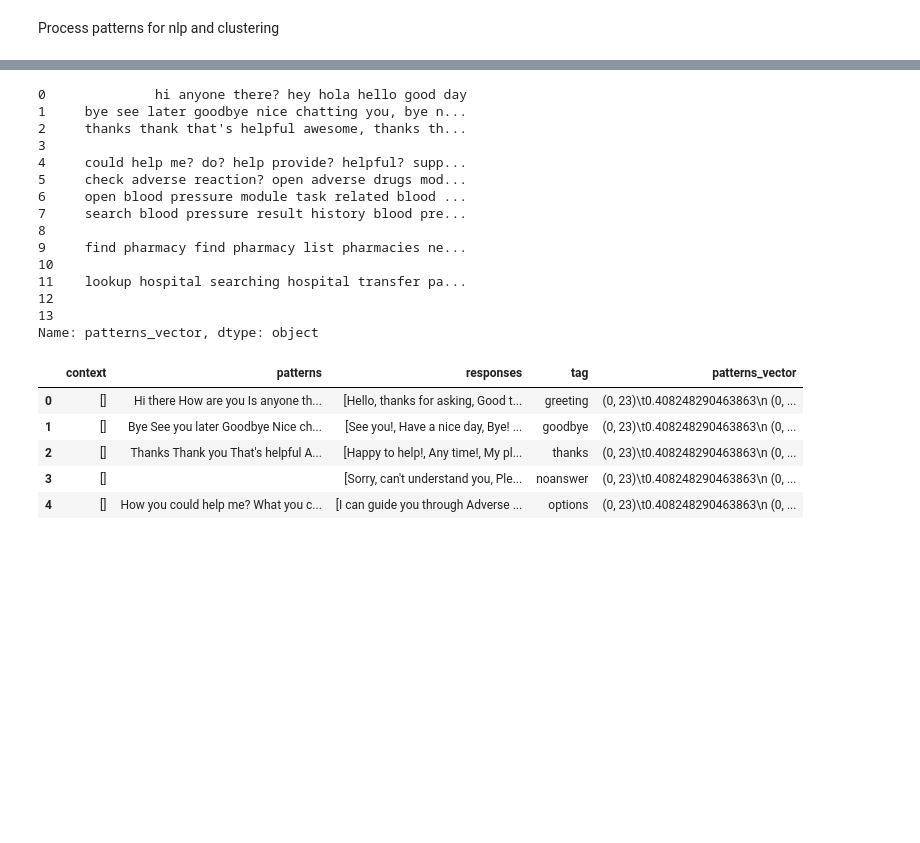
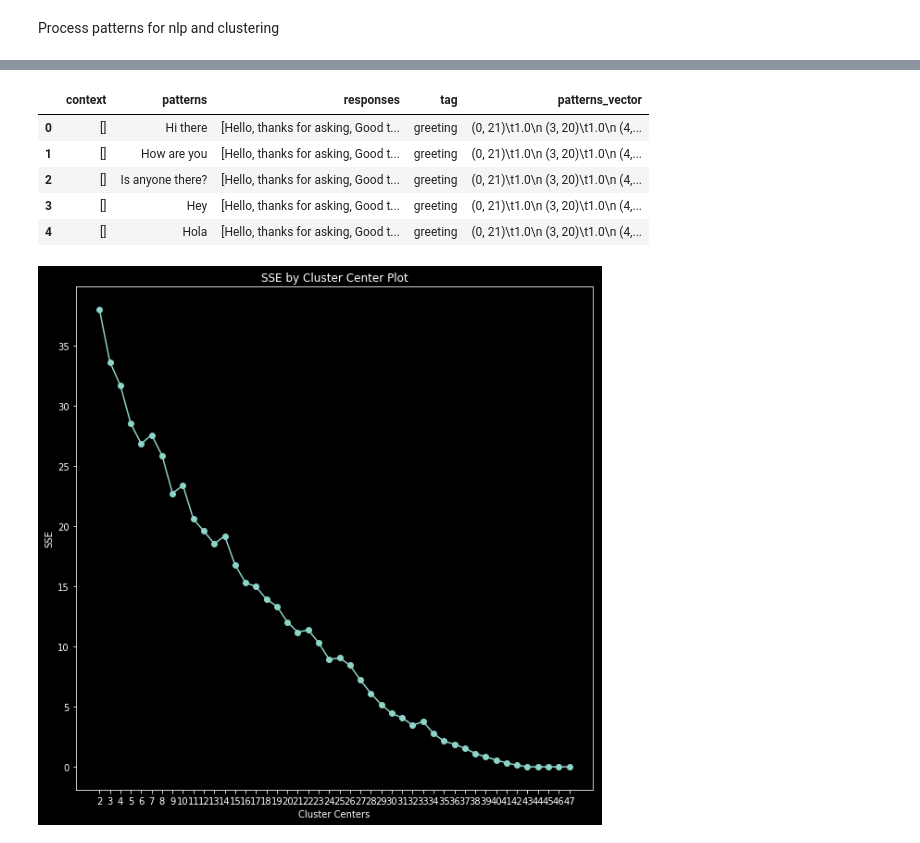
Before and after one commit to rockstardotb/COMP4449, a Jupyter notebook: Midterm/main.ipynb, the cells around one changed output, grey strips where cells are left out. Cells and saved outputs as stored; diff of their text form; code cells hidden in the pictures; blank space fills up the shorter version.

```diff
--- a/Midterm/main.ipynb
+++ b/Midterm/main.ipynb
@@ -100,46 +82,37 @@ df_intents
+# %%
+df = pd.DataFrame(intents['intents'])
+df_intents = pd.DataFrame({
+              col:np.repeat(df[col].values, df['patterns'].str.len())
+              for col in df.columns.difference(['patterns'])
+          }).assign(**{'patterns':np.concatenate(df['patterns'].values)})[df.columns.tolist()]
 # %%
 tqdm.pandas()
 stop = stopwords.words()
 
 df_intents['patterns_vector'] = [[]]*len(df_intents.patterns.values)
-df_intents.patterns = df_intents.patterns.apply(' '.join)
+#df_intents.patterns = df_intents.patterns.apply(' '.join)
 for idx, val in df_intents.patterns.items():
     lowered = val.replace("[^\w\s]", "").lower()
     df_intents.set_value(idx, 'patterns_vector', ' '.join([item for item in lowered.split()
                                                                if item not in stop]))
 tfidf = TfidfVectorizer(
     min_df = 0,
     max_df = 0.95,
     max_features = 8000,
-    stop_words = 'english'
+    stop_words = 'english',
+    use_idf = False,
 )
 
-print(df_intents.patterns_vector)
 tfidf.fit(df_intents.patterns_vector)
 patterns_tfidf = tfidf.transform(df_intents.patterns_vector)
 
 df_intents.patterns_vector = patterns_tfidf
 
 df_intents.head()
 # %% [output]
-0              hi anyone there? hey hola hello good day
-1     bye see later goodbye nice chatting you, bye n...
-2     thanks thank that's helpful awesome, thanks th...
-3
-4     could help me? do? help provide? helpful? supp...
-5     check adverse reaction? open adverse drugs mod...
-6     open blood pressure module task related blood ...
-7     search blood pressure result history blood pre...
-8
-9     find pharmacy find pharmacy list pharmacies ne...
-10
-11    lookup hospital searching hospital transfer pa...
-12
-13
-Name: patterns_vector, dtype: object
 |  | context | patterns | responses | tag | patterns_vector |
-| 0 | [] | Hi there How are you Is anyone th... | [Hello, thanks for asking, Good t... | greeting | (0, 23)\t0.408248290463863\n (0, ... |
-| 1 | [] | Bye See you later Goodbye Nice ch... | [See you!, Have a nice day, Bye! ... | goodbye | (0, 23)\t0.408248290463863\n (0, ... |
-| 2 | [] | Thanks Thank you That's helpful A... | [Happy to help!, Any time!, My pl... | thanks | (0, 23)\t0.408248290463863\n (0, ... |
-| 3 | [] |  | [Sorry, can't understand you, Ple... | noanswer | (0, 23)\t0.408248290463863\n (0, ... |
-| 4 | [] | How you could help me? What you c... | [I can guide you through Adverse ... | options | (0, 23)\t0.408248290463863\n (0, ... |
+| 0 | [] | Hi there | [Hello, thanks for asking, Good t... | greeting | (0, 21)\t1.0\n (3, 20)\t1.0\n (4,... |
+| 1 | [] | How are you | [Hello, thanks for asking, Good t... | greeting | (0, 21)\t1.0\n (3, 20)\t1.0\n (4,... |
+| 2 | [] | Is anyone there? | [Hello, thanks for asking, Good t... | greeting | (0, 21)\t1.0\n (3, 20)\t1.0\n (4,... |
+| 3 | [] | Hey | [Hello, thanks for asking, Good t... | greeting | (0, 21)\t1.0\n (3, 20)\t1.0\n (4,... |
+| 4 | [] | Hola | [Hello, thanks for asking, Good t... | greeting | (0, 21)\t1.0\n (3, 20)\t1.0\n (4,... |
@@ -146 +138,5 @@ Name: patterns_vector, dtype: object
+# %%
+find_optimal_clusters(patterns_tfidf, patterns_tfidf.shape[0])
+# %% [output]
+[figure, added]
 # %%
```
Also changed, not shown: parts of 5 cells of this notebook.
